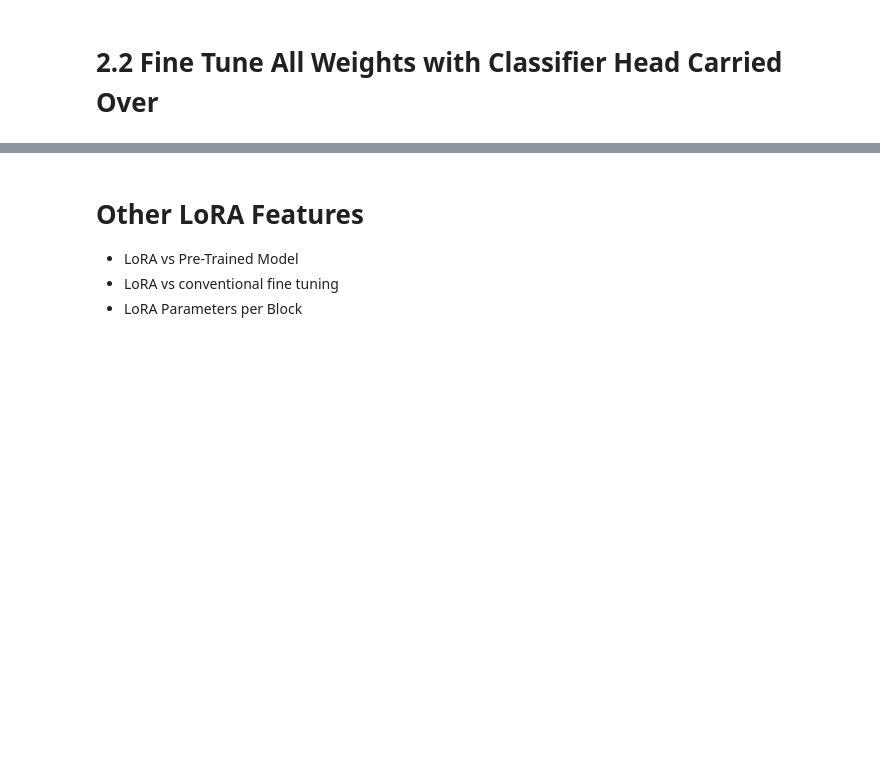
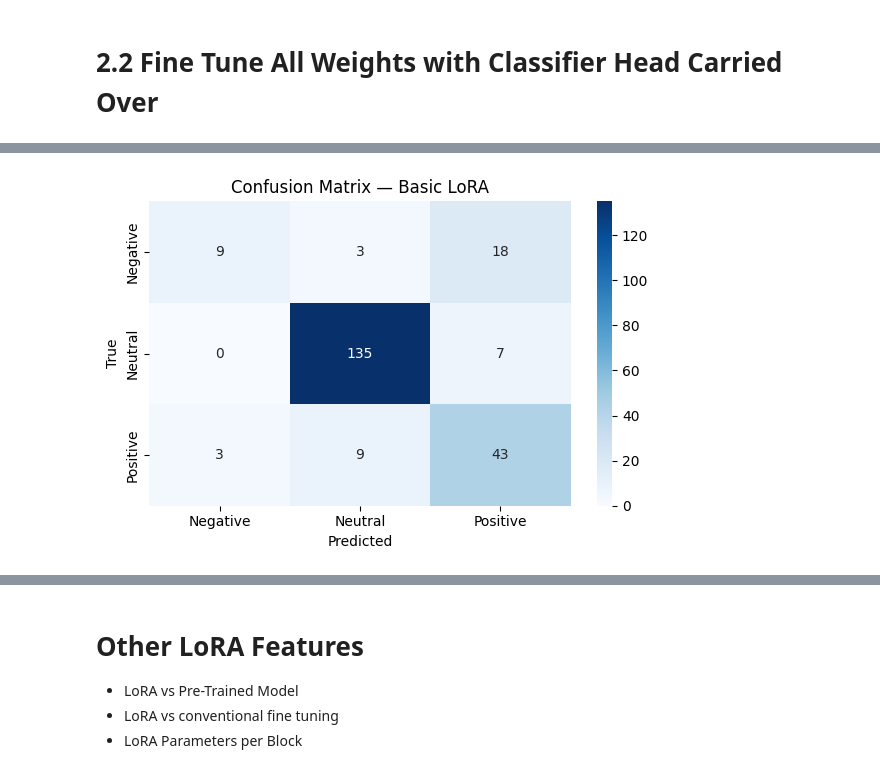
Before and after one commit to markbogorad/Fintext_NLP, a Jupyter notebook: financial_sentiment_transfer_learning/part2_lora_finetune.ipynb, the cells around one changed output, grey strips where cells are left out. Drawn from its saved outputs; the diff is of its cells as text; code cells hidden in the pictures; blank space fills up the shorter version.

```diff
--- a/financial_sentiment_transfer_learning/part2_lora_finetune.ipynb
+++ b/financial_sentiment_transfer_learning/part2_lora_finetune.ipynb
@@ -223,0 +369,92 @@ print(f"Test Loss: {test_loss}, Test Accuracy: {test_accuracy}")
+# %%
+# === LoRA Layer ===
+class LoRALayer(tf.keras.layers.Layer):
+    def __init__(self, input_dim, output_dim, rank=8):
+        super().__init__()
+        self.W = self.add_weight(name="W", shape=[input_dim, output_dim], initializer="glorot_uniform", trainable=False)
+        self.A = self.add_weight(name="A", shape=[input_dim, rank], initializer="glorot_uniform", trainable=True)
+        self.B = self.add_weight(name="B", shape=[rank, output_dim], initializer="glorot_uniform", trainable=True)
+        self.alpha = 1.0
+
+    def call(self, x):
+        return tf.matmul(x, self.W) + self.alpha * tf.matmul(x, tf.matmul(self.A, self.B))
+
+# === Functional Model ===
+def build_basic_lora_model():
+    encoder = TFAutoModel.from_pretrained("distilbert-base-uncased")
+    encoder.trainable = False
+
+    for layer in encoder.distilbert.transformer.layer:
+        lin1_in, lin1_out = layer.ffn.lin1.kernel.shape
+        lin2_in, lin2_out = layer.ffn.lin2.kernel.shape
+
+        lora_lin1 = LoRALayer(lin1_in, lin1_out)
+        lora_lin1.W.assign(layer.ffn.lin1.kernel)
+        lora_lin2 = LoRALayer(lin2_in, lin2_out)
+        lora_lin2.W.assign(layer.ffn.lin2.kernel)
+
+        layer.ffn.lin1 = lora_lin1
+        layer.ffn.lin2 = lora_lin2
+        layer.attention.trainable = False
+
+    input_ids = tf.keras.Input(shape=(256,), dtype=tf.int32, name="input_ids")
+    attention_mask = tf.keras.Input(shape=(256,), dtype=tf.int32, name="attention_mask")
+    outputs = encoder(input_ids=input_ids, attention_mask=attention_mask).last_hidden_state
+    cls_token = tf.keras.layers.Lambda(lambda x: x[:, 0])(outputs)
+    logits = tf.keras.layers.Dense(3, name="classifier")(cls_token)
+
+    return tf.keras.Model(inputs=[input_ids, attention_mask], outputs=logits)
+
+# === Load classifier weights from 2.1 ===
+def load_classifier_weights(model):
+    try:
+        dummy_input = {"input_ids": tf.zeros((1, 256), dtype=tf.int32),
+                       "attention_mask": tf.ones((1, 256), dtype=tf.int32)}
+        model(dummy_input)  # build model weights
+        model.load_weights("2.1_classifier_head.weights.h5", by_name=True, skip_mismatch=True)
+        print("Classifier head weights loaded from 2.1")
+    except Exception as e:
+        print(f"Could not load classifier weights: {e}")
+
+# === Build and load ===
+model_basic = build_basic_lora_model()
+load_classifier_weights(model_basic)
+
+# === Optimizer + Scheduler ===
+lr_schedule = tf.keras.optimizers.schedules.CosineDecay(3e-5, decay_steps=10000, alpha=0.0)
+optimizer = tf.keras.optimizers.RMSprop(learning_rate=lr_schedule)
+
+# === Compile + Train ===
+model_basic.compile(optimizer=optimizer,
+                    loss=tf.keras.losses.SparseCategoricalCrossentropy(from_logits=True),
+                    metrics=["accuracy"])
+
+print(" Training Basic LoRA")
+model_basic.fit(
+    tf_train.map(lambda x, y: ({"input_ids": x["input_ids"], "attention_mask": x["attention_mask"]}, y)),
+    validation_data=tf_val.map(lambda x, y: ({"input_ids": x["input_ids"], "attention_mask": x["attention_mask"]}, y)),
+    epochs=3
+)
+
+# === Evaluate ===
+logits_basic = model_basic.predict(tf_test.map(lambda x, y: {"input_ids": x["input_ids"], "attention_mask": x["attention_mask"]}))
+y_pred_basic = np.argmax(logits_basic, axis=1)
+y_true_basic = np.concatenate([y for _, y in tf_test], axis=0)
+
+print(f"Test Accuracy: {accuracy_score(y_true, y_pred):.4f}")
+
+# === Metrics ===
+print("Basic LoRA Classification Report:")
+print(classification_report(y_true_basic, y_pred_basic, target_names=["Negative", "Neutral", "Positive"]))
+
+cm_basic = confusion_matrix(y_true_basic, y_pred_basic)
+plt.figure(figsize=(6, 4))
+sns.heatmap(cm_basic, annot=True, fmt="d", cmap="Blues",
+            xticklabels=["Negative", "Neutral", "Positive"],
+            yticklabels=["Negative", "Neutral", "Positive"])
+plt.title("Confusion Matrix — Basic LoRA")
+plt.xlabel("Predicted")
+plt.ylabel("True")
+plt.tight_layout()
+plt.show()
+# %% [output]
@@ -223,0 +486 @@ print(f"Test Loss: {test_loss}, Test Accuracy: {test_accuracy}")
+[figure, added]
```
Also changed, not shown: parts of 20 cells of this notebook.
